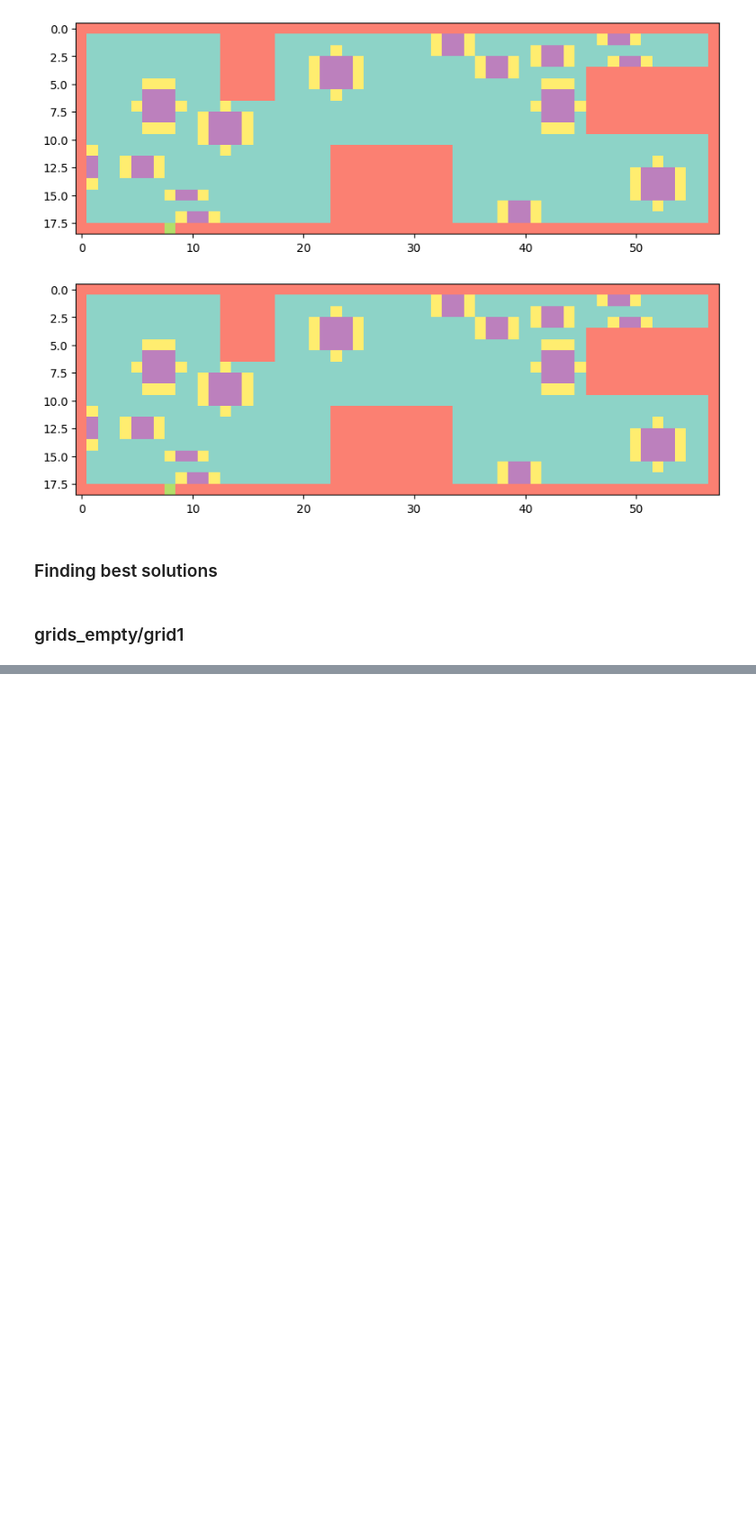
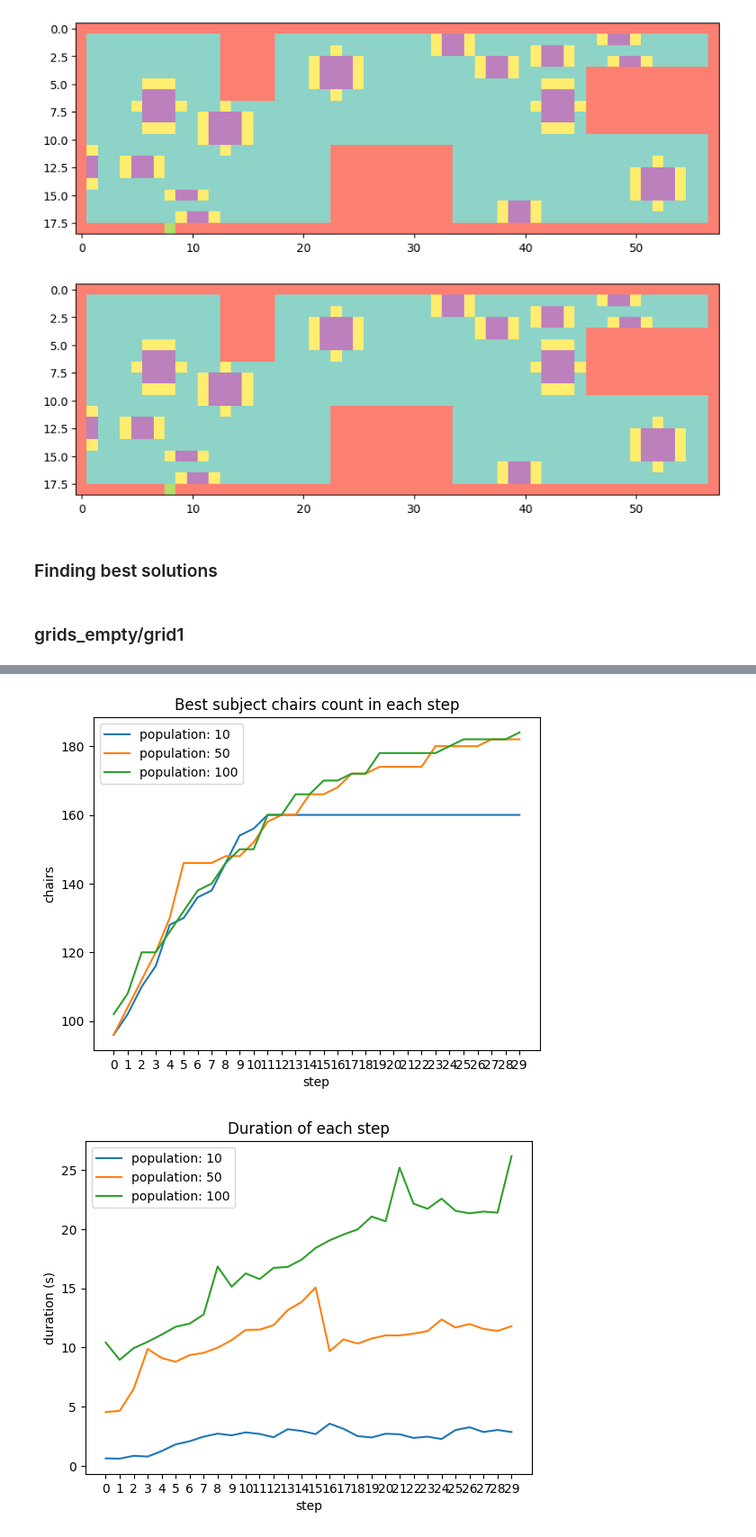
Before and after one commit to wojciechloboda/badania-operacyjne, a Jupyter notebook: tests.ipynb, the cells around one changed output, grey strips where cells are left out. Shown at 90% size. Drawn from its saved outputs; the diff is of its cells as text; code cells hidden in the pictures; blank space fills up the shorter version.

```diff
--- a/tests.ipynb
+++ b/tests.ipynb
@@ -139,11 +142,11 @@ def show_process(initial_grid, stats):
 # %% [markdown]
 ### grids_empty/grid1
 # %%
-PATH = 'grids_empty/grid1'
+PATH = 'grids_empty/random_grid'
 POPULATION_SIZE = 10
 STEPS = 30
 TABLE_SPECS = [(1, 5), (2, 5), (3, 5)]
 
-graph = load_grid(PATH)
-stats = find_solutions(graph, POPULATION_SIZE, STEPS, TABLE_SPECS)
+graph10 = load_grid(PATH)
+stats10 = find_solutions(graph, POPULATION_SIZE, STEPS, TABLE_SPECS)
 # %% [output]
@@ -175,9 +170,9 @@ show_process(graph, stats)
 # %%
-PATH = 'grids_empty/grid2'
-POPULATION_SIZE = 10
+PATH = 'grids_empty/random_grid'
+POPULATION_SIZE = 50
 STEPS = 30
 TABLE_SPECS = [(1, 5), (2, 5), (3, 5)]
 
-graph = load_grid(PATH)
-stats = find_solutions(graph, POPULATION_SIZE, STEPS, TABLE_SPECS)
+graph50 = load_grid(PATH)
+stats50 = find_solutions(graph, POPULATION_SIZE, STEPS, TABLE_SPECS)
 # %% [output]
@@ -209,9 +196,9 @@ show_process(graph, stats)
 # %%
 PATH = 'grids_empty/random_grid'
-POPULATION_SIZE = 10
+POPULATION_SIZE = 100
 STEPS = 30
 TABLE_SPECS = [(1, 5), (2, 5), (3, 5)]
 
-graph = load_grid(PATH)
-stats = find_solutions(graph, POPULATION_SIZE, STEPS, TABLE_SPECS)
+graph100 = load_grid(PATH)
+stats100 = find_solutions(graph, POPULATION_SIZE, STEPS, TABLE_SPECS)
 # %% [output]
@@ -248,0 +244,27 @@ BYYY
+# %%
+def plot_times(stats10, stats50, stats100):
+    times_10 = []
+    times_50 = []
+    times_100 = []
+    for i in range(len(stats10)):
+        times_10.append(stats10[i]['time'])
+        times_50.append(stats50[i]['time'])
+        times_100.append(stats100[i]['time'])
+    fix, ax = plt.subplots()
+    steps = np.arange(len(stats10))
+
+    ax.plot(steps, times_10, label='population: 10')
+    ax.plot(steps, times_50, label='population: 50')
+    ax.plot(steps, times_100, label='population: 100')
+    ax.set_xlabel('step')
+    ax.set_ylabel('duration (s)')
+    ax.set_title('Duration of each step')
+    ax.set_xticks(steps)
+    plt.legend()
+    plt.show()
+# %%
+plot_chairs(stats10, stats50, stats100)
+plot_times(stats10, stats50, stats100)
+# %% [output]
+[figure, added]
+[figure, added]
```
Also changed, not shown: parts of 20 cells of this notebook, 6 other files.
